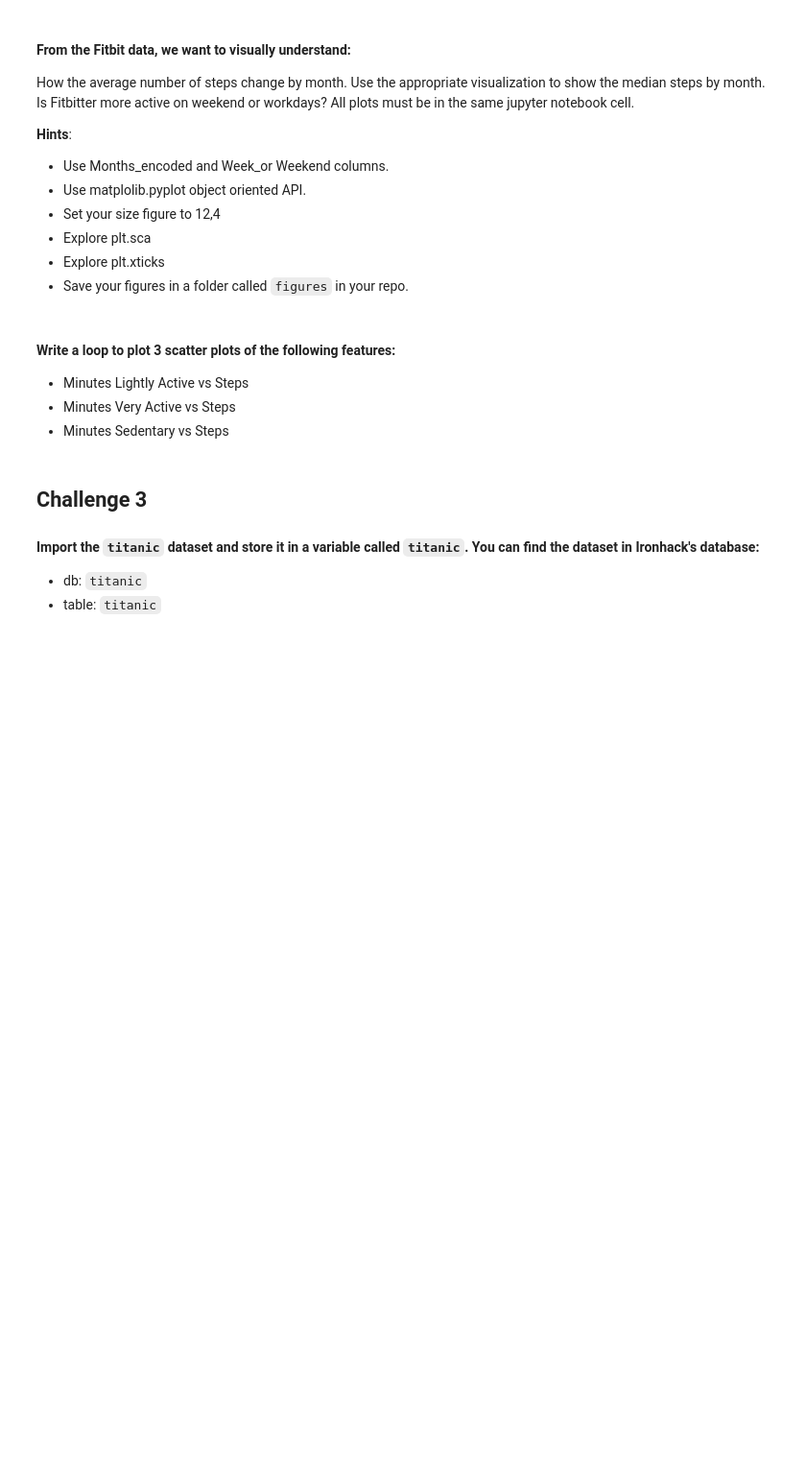
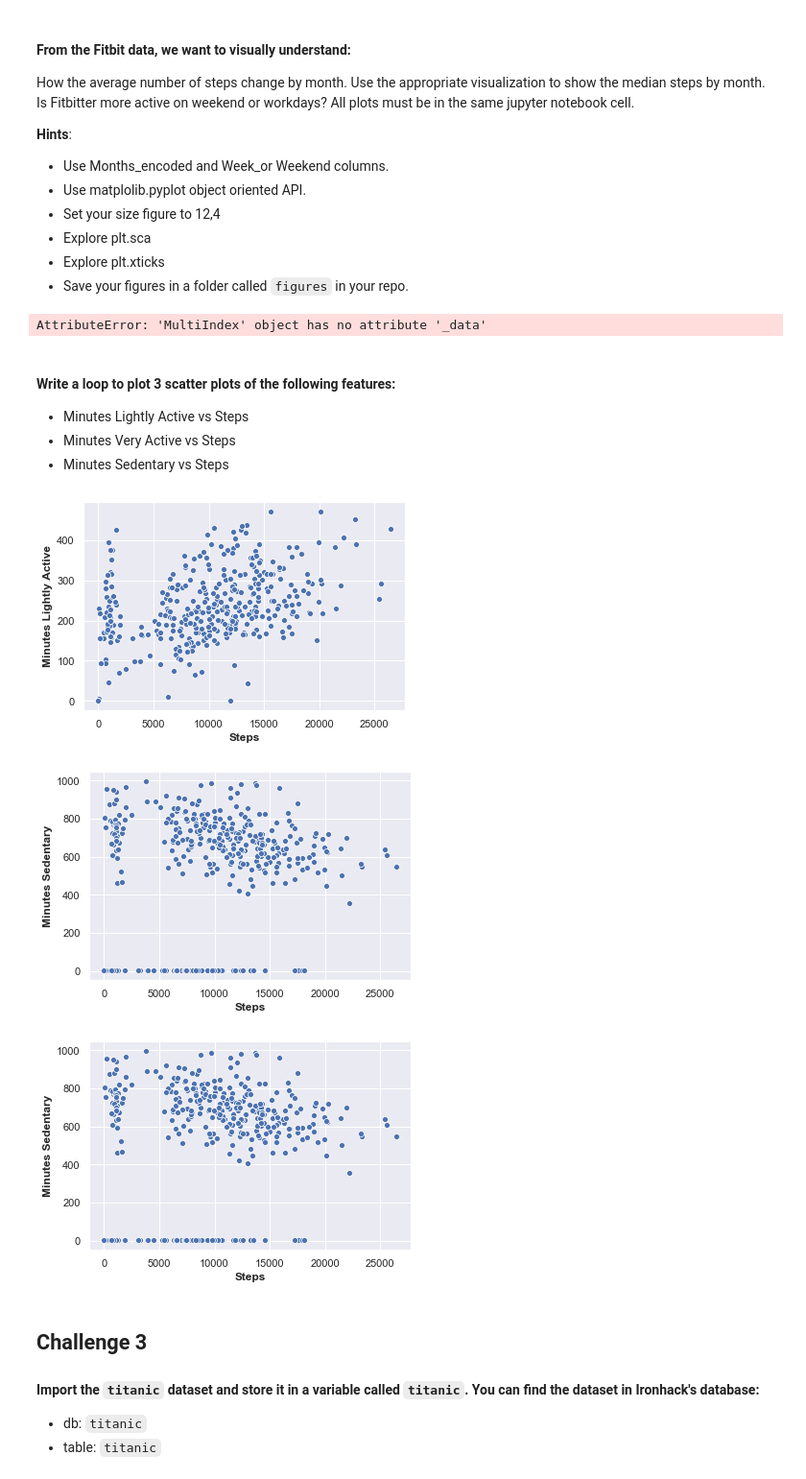
Before and after one commit to srosamont/806_Repo, a Jupyter notebook: Labs/module_2/Matplotlib-Seaborn/your-code/main.ipynb, the cells around one changed output. Shown: that part at 96% size. Cells and saved outputs as stored; diff of their text form; code cells hidden in the pictures; blank space fills up the shorter version.

```diff
--- a/Labs/module_2/Matplotlib-Seaborn/your-code/main.ipynb
+++ b/Labs/module_2/Matplotlib-Seaborn/your-code/main.ipynb
@@ -83,0 +124,3 @@ If you want, try to add a title to the plot or even axes labels. You can also pl
+# %%
+fitbit=pd.read_csv('/Users/sandrine/Desktop/Prework/806_Repo/Labs/module_2/Matplotlib-Seaborn/Fitbit2.csv')
+fitbit.head()
@@ -96,10 +162,14 @@ How the average number of steps change by month. Use the appropriate visualizati
 * Save your figures in a folder called `figures` in your repo.
 # %%
 # MEDIAN STEPS BY MONTH_ENCODED
-# your code here
+newdf=fitbit.groupby(['Months_encoded','Work_or_Weekend']).agg('median')
+newdf.Steps
+sns.scatterplot(newdf.index,newdf.Steps)
 
 # MEDIAN STEPS BY WORK_OR_WEEKEND
 # your code here
+# %% [output]
+AttributeError: 'MultiIndex' object has no attribute '_data'
 # %% [markdown]
 #### Write a loop to plot 3 scatter plots of the following features:
 
@@ -111,3 +179,11 @@ How the average number of steps change by month. Use the appropriate visualizati
+# %%
+for i in ['Minutes Lightly Active','Minutes Sedentary','Minutes Sedentary']:
+    sns.scatterplot('Steps',i,data=fitbit)
+    plt.show()
+# %% [output]
+[figure, added]
+[figure, added]
+[figure, added]
 # %% [markdown]
 ## Challenge 3
 
```
Also changed, not shown: parts of 26 cells of this notebook.
